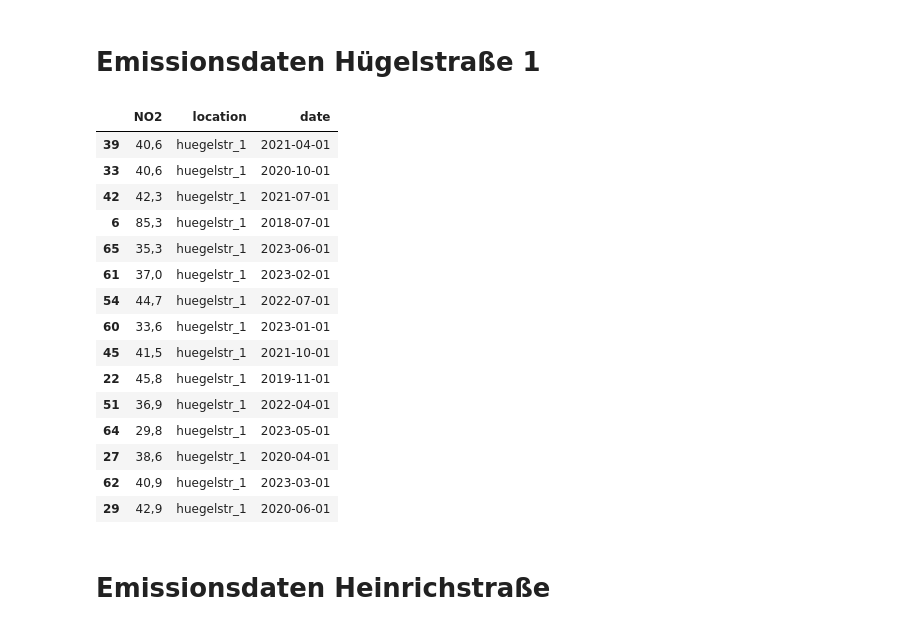
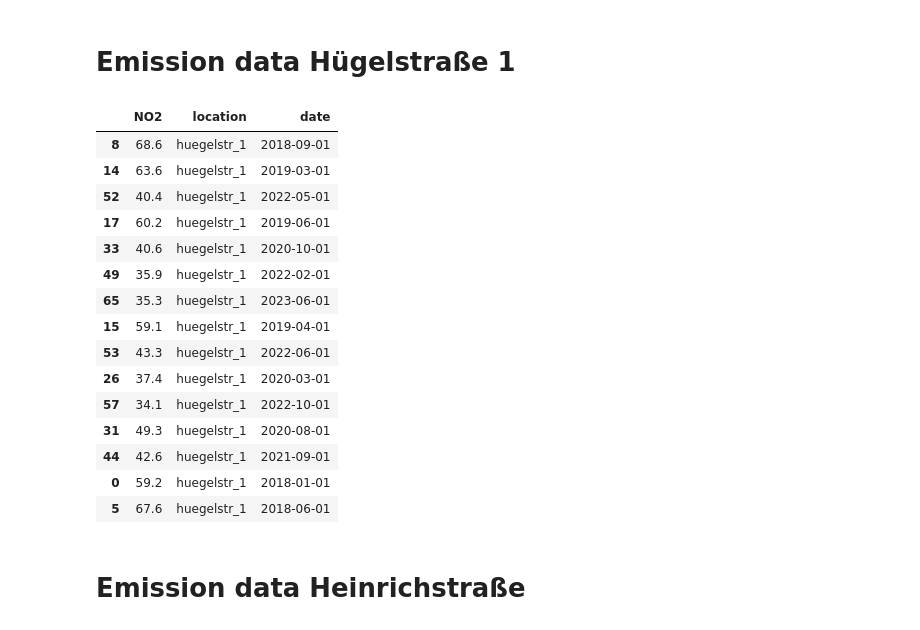
Before and after one commit to cathrinr/driving_change, a Jupyter notebook: emissions_exploration.ipynb, the cells around one changed output. Cells and saved outputs as stored; diff of their text form; code cells hidden in the pictures.

```diff
--- a/emissions_exploration.ipynb
+++ b/emissions_exploration.ipynb
@@ -13,6 +14,12 @@ darmstadt['time'] = darmstadt['Zeit'].dt.time
 darmstadt.drop(columns=['Datum', 'Zeit', 'Unnamed: 7'], inplace=True)
 darmstadt.rename(columns = {'Benzol (C₆H₆)[µg/m³]' : 'Benzol', 'Kohlenmonoxid (CO)[mg/m³]' : 'CO', 'm-/p-Xylol (C₈H₁₀)[µg/m³]' : 'm-/p-Xylol', 'o-Xylol (C₈H₁₀)[µg/m³]' : 'o-Xylol', 'PM2,5[µg/m³]' : 'PM2,5', 'PM10[µg/m³]' : 'PM10','Toluol (C₇H₈)[µg/m³]' : 'Toluol', 'Stickstoffdioxid (NO₂)[µg/m³]' : 'NO2', 'Stickstoffmonoxid (NO)[µg/m³]' : 'NO'}, inplace= True)
 darmstadt['location'] = 'rudolf-mueller-anlage'
+#convert columns to numeric values
+columns_to_convert = ['CO', 'PM2,5', 'PM10', 'NO2', 'NO']
+for column in columns_to_convert:
+    darmstadt[column] = darmstadt[column].str.replace(',', '.')
+darmstadt[columns_to_convert] = darmstadt[columns_to_convert].apply(pd.to_numeric, errors='coerce')
+
 darmstadt
 # %% [output]
 |  | CO | PM2,5 | PM10 | NO2 | NO | date | time | location |
@@ -38,6 +45,13 @@ huegelstr['Zeit'] = pd.to_datetime(huegelstr['Zeit'], format='%H:%M')
 huegelstr['time'] = huegelstr['Zeit'].dt.time
 huegelstr.drop(columns=['Datum', 'Zeit', 'Unnamed: 11'], inplace=True)
 huegelstr.rename(columns = {'Benzol (C₆H₆)[µg/m³]' : 'Benzol', 'Kohlenmonoxid (CO)[mg/m³]' : 'CO', 'm-/p-Xylol (C₈H₁₀)[µg/m³]' : 'm-/p-Xylol', 'o-Xylol (C₈H₁₀)[µg/m³]' : 'o-Xylol', 'PM2,5[µg/m³]' : 'PM2,5', 'PM10[µg/m³]' : 'PM10','Toluol (C₇H₈)[µg/m³]' : 'Toluol', 'Stickstoffdioxid (NO₂)[µg/m³]' : 'NO2', 'Stickstoffmonoxid (NO)[µg/m³]' : 'NO'}, inplace= True)
+#convert columns to numeric values
+columns_to_convert = ['Benzol', 'CO', 'm-/p-Xylol', 'o-Xylol', 'PM2,5', 'PM10', 'NO2', 'NO', 'Toluol']
+for column in columns_to_convert:
+    huegelstr[column] = huegelstr[column].str.replace(',', '.')
+huegelstr[columns_to_convert] = huegelstr[columns_to_convert].apply(pd.to_numeric, errors='coerce')
+
+
 huegelstr['location'] = 'huegelstr'
 huegelstr
 # %% [output]
@@ -57,54 +93,58 @@ huegelstr
 # %% [markdown]
-# Emissionsdaten Hügelstraße 1
+# Emission data Hügelstraße 1
 # %%
 # Directory containing the CSV files
 csv_directory = 'D:\\Data Science\\VS Code\\final_project\\Luftmessung_Darmstadt\\Huegelstraße_I'
 
 # List all CSV files in the directory
 csv_files = [f for f in os.listdir(csv_directory) if f.endswith('.txt')]
 
 # Initialize an empty DataFrame to store the merged data
 merged_data = pd.DataFrame()
 
 # Loop through the CSV files and concatenate them
 for csv_file in csv_files:
     file_path = os.path.join(csv_directory, csv_file)
     df = pd.read_csv(file_path, sep=';')
     merged_data = pd.concat([merged_data, df], ignore_index=True)
 
 merged_data_huegelstr_1 = merged_data
 merged_data_huegelstr_1['location'] = 'huegelstr_1'
 merged_data_huegelstr_1 = merged_data_huegelstr_1.drop(columns=['Unnamed: 2'])
 merged_data_huegelstr_1['Monat'] = merged_data_huegelstr_1['Monat'].astype('str')
 merged_data_huegelstr_1['Monat'] = merged_data_huegelstr_1['Monat'].replace(to_replace = r'(\d{1,2})\.(\d{3})$', value= r"\g<1>.\g<2>0", regex = True)
 merged_data_huegelstr_1['Monat'] = merged_data_huegelstr_1['Monat'].replace(to_replace = r'^(\d{1})\.(\d{4})', value= r'0\1.\2', regex = True)
 merged_data_huegelstr_1['date'] = pd.to_datetime(merged_data_huegelstr_1['Monat'], format='%m.%Y')
 merged_data_huegelstr_1.drop(columns = ['Monat'], inplace=True)
 merged_data_huegelstr_1 = merged_data_huegelstr_1[merged_data_huegelstr_1['Stickstoffdioxid (NO₂)[µg/m³]'] != '-']
 merged_data_huegelstr_1.rename(columns = {'Stickstoffdioxid (NO₂)[µg/m³]' : 'NO2'}, inplace= True)
 
-
+#convert columns to numeric values
+columns_to_convert = [ 'NO2']
+for column in columns_to_convert:
+    merged_data_huegelstr_1[column] = merged_data_huegelstr_1[column].str.replace(',', '.')
+merged_data_huegelstr_1[columns_to_convert] = merged_data_huegelstr_1[columns_to_convert].apply(pd.to_numeric, errors='coerce')
 
 merged_data_huegelstr_1.sample(15)
 # %% [output]
 |  | NO2 | location | date |
-| 39 | 40,6 | huegelstr_1 | 2021-04-01 |
-| 33 | 40,6 | huegelstr_1 | 2020-10-01 |
-| 42 | 42,3 | huegelstr_1 | 2021-07-01 |
-| 6 | 85,3 | huegelstr_1 | 2018-07-01 |
-| 65 | 35,3 | huegelstr_1 | 2023-06-01 |
-| 61 | 37,0 | huegelstr_1 | 2023-02-01 |
-| 54 | 44,7 | huegelstr_1 | 2022-07-01 |
-| 60 | 33,6 | huegelstr_1 | 2023-01-01 |
-| 45 | 41,5 | huegelstr_1 | 2021-10-01 |
-| 22 | 45,8 | huegelstr_1 | 2019-11-01 |
-| 51 | 36,9 | huegelstr_1 | 2022-04-01 |
-| 64 | 29,8 | huegelstr_1 | 2023-05-01 |
-| 27 | 38,6 | huegelstr_1 | 2020-04-01 |
-| 62 | 40,9 | huegelstr_1 | 2023-03-01 |
-| 29 | 42,9 | huegelstr_1 | 2020-06-01 |
+| 8 | 68.6 | huegelstr_1 | 2018-09-01 |
+| 14 | 63.6 | huegelstr_1 | 2019-03-01 |
+| 52 | 40.4 | huegelstr_1 | 2022-05-01 |
+| 17 | 60.2 | huegelstr_1 | 2019-06-01 |
+| 33 | 40.6 | huegelstr_1 | 2020-10-01 |
+| 49 | 35.9 | huegelstr_1 | 2022-02-01 |
+| 65 | 35.3 | huegelstr_1 | 2023-06-01 |
+| 15 | 59.1 | huegelstr_1 | 2019-04-01 |
+| 53 | 43.3 | huegelstr_1 | 2022-06-01 |
+| 26 | 37.4 | huegelstr_1 | 2020-03-01 |
+| 57 | 34.1 | huegelstr_1 | 2022-10-01 |
+| 31 | 49.3 | huegelstr_1 | 2020-08-01 |
+| 44 | 42.6 | huegelstr_1 | 2021-09-01 |
+| 0 | 59.2 | huegelstr_1 | 2018-01-01 |
+| 5 | 67.6 | huegelstr_1 | 2018-06-01 |
 # %% [markdown]
-# Emissionsdaten Heinrichstraße
+# Emission data Heinrichstraße
 # %%
 # Directory containing the CSV files
 csv_directory = 'D:\\Data Science\\VS Code\\final_project\\Luftmessung_Darmstadt\\Heinrichstraße'
```
Also changed, not shown: parts of 17 cells of this notebook, 1 other file.
